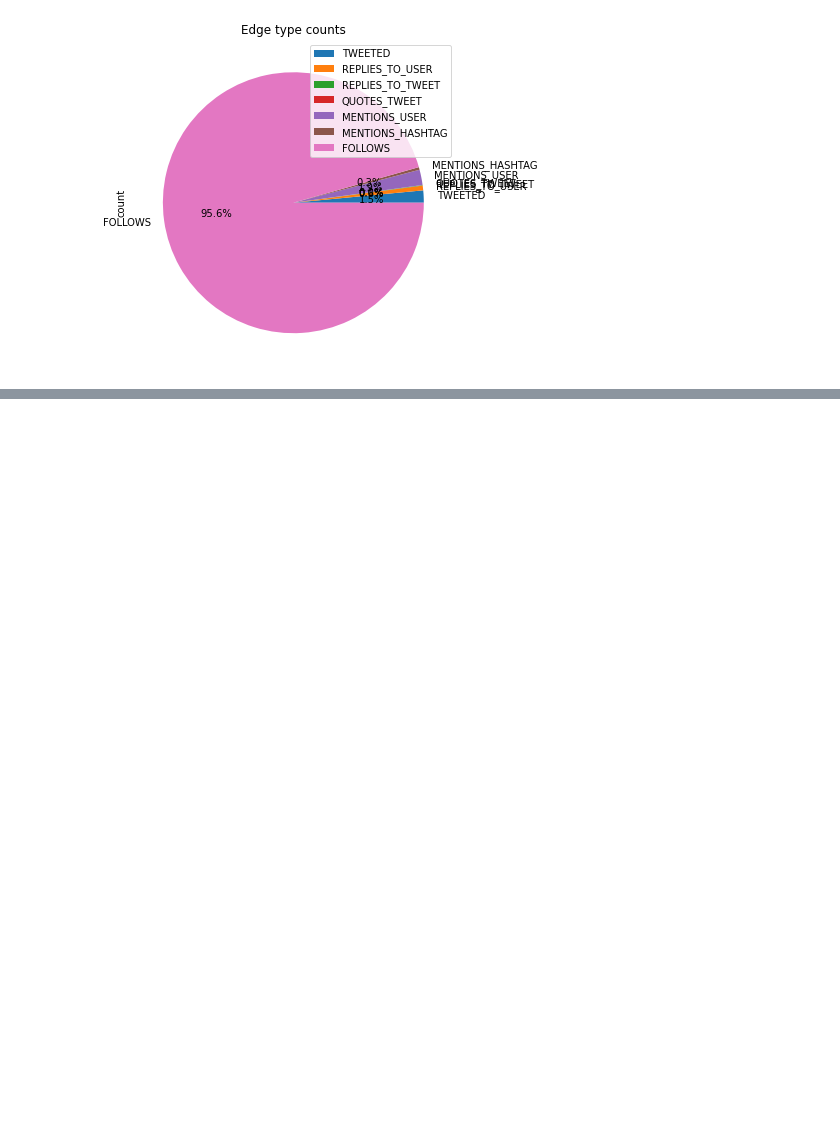
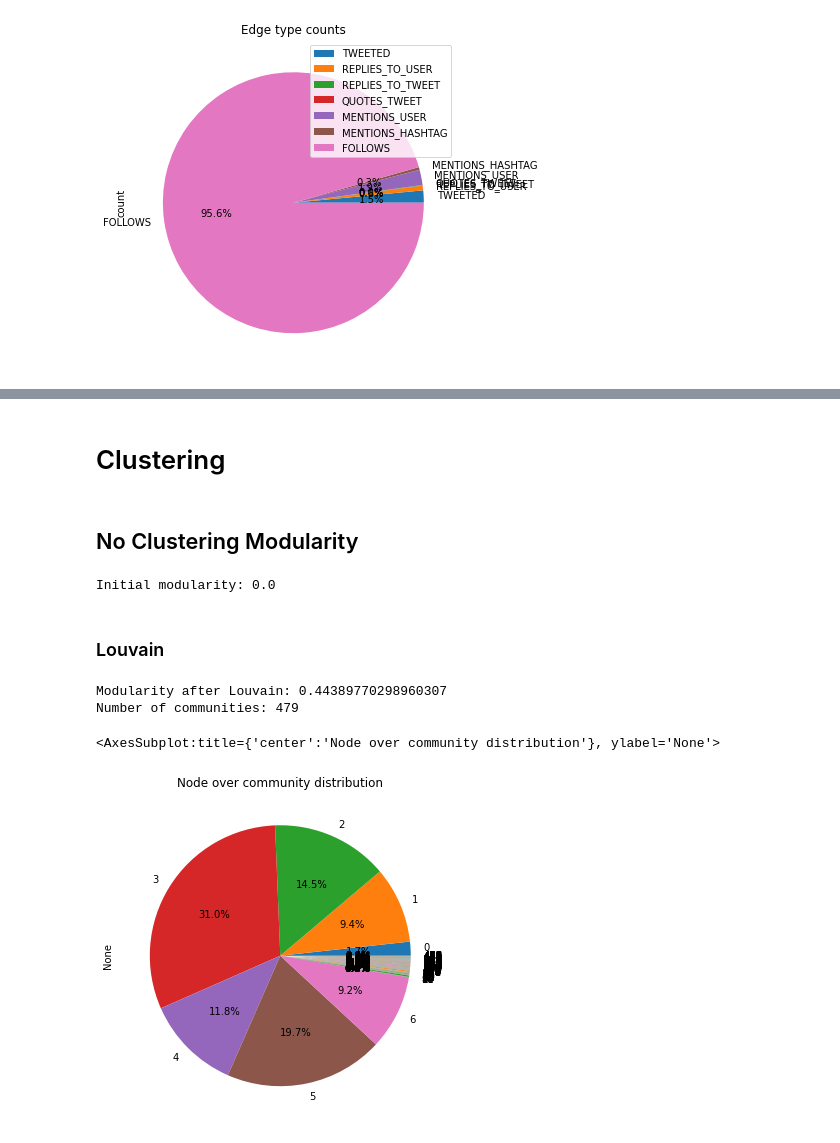
Before and after one commit to egordm/MGTCOM, a Jupyter notebook: code/datasets/notebooks/analysis/social-distancing-student.ipynb, the cells around one changed output, grey strips where cells are left out. Drawn from its saved outputs; the diff is of its cells as text; code cells hidden in the pictures; blank space fills up the shorter version.

```diff
--- a/code/datasets/notebooks/analysis/social-distancing-student.ipynb
+++ b/code/datasets/notebooks/analysis/social-distancing-student.ipynb
@@ -351,0 +386,24 @@ edge_type_stats.plot.pie(y='count', autopct='%1.1f%%', title='Edge type counts',
+# %% [markdown]
+# Clustering
+# %% [markdown]
+## No Clustering Modularity
+# %%
+n = G_cc.vcount()
+print(f'Initial modularity: {G_cc.modularity(np.ones(n))}')
+# %% [output]
+Initial modularity: 0.0
+# %% [markdown]
+### Louvain
+# %%
+louvain = G_cc.community_multilevel()
+print(f'Modularity after Louvain: {G_cc.modularity(louvain)}')
+print(f'Number of communities: {len(louvain)}')
+# %% [output]
+Modularity after Louvain: 0.44389770298960307
+Number of communities: 479
+# %%
+community_sizes = pd.Series(list(map(len, louvain)), index=range(len(louvain)))
+community_sizes.plot.pie(y='count', autopct='%1.1f%%', title='Node over community distribution', figsize=(6,6))
+# %% [output]
+<AxesSubplot:title={'center':'Node over community distribution'}, ylabel='None'>
+[figure, added]
```
Also changed, not shown: parts of 26 cells of this notebook, 2 other files.
